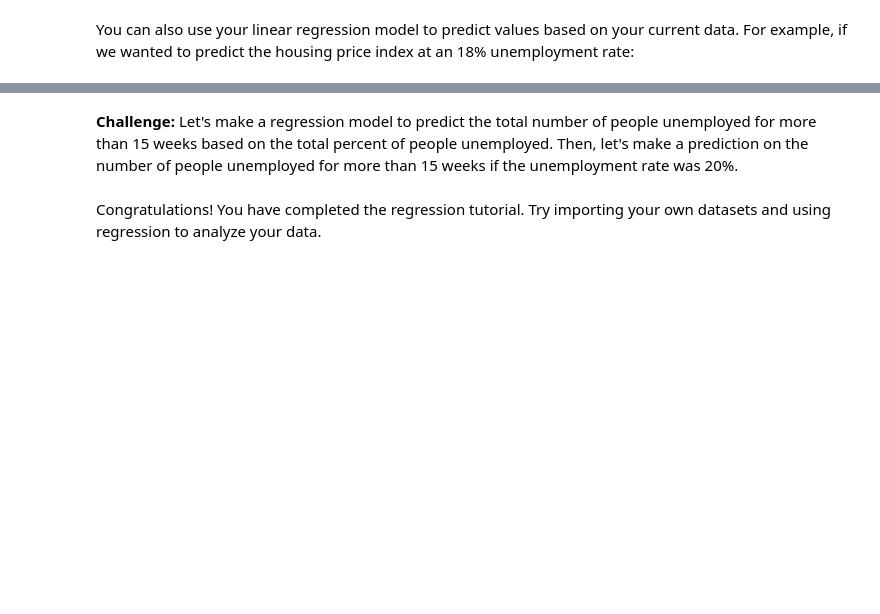
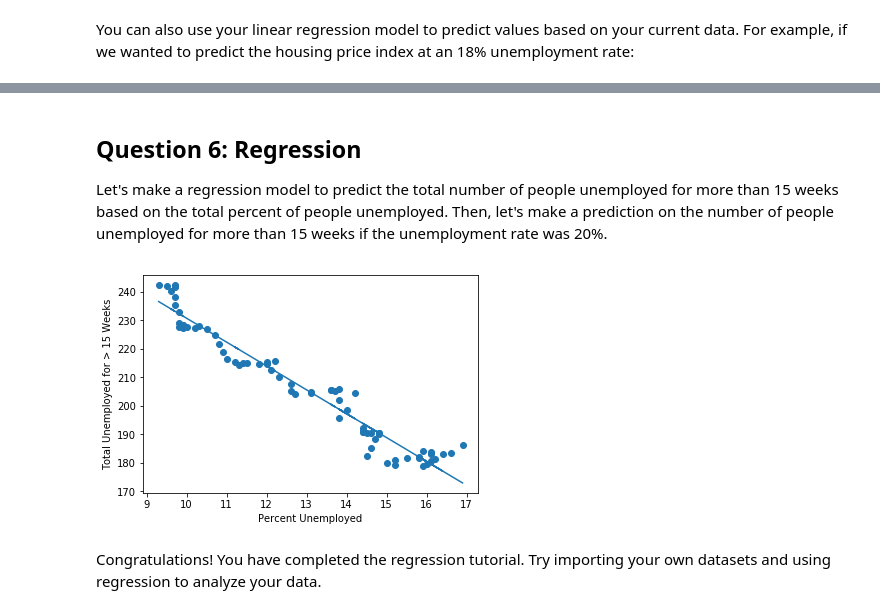
Before and after one commit to ds-modules/ECON-101B, a Jupyter notebook: Intro/intro.ipynb, the cells around one changed output, grey strips where cells are left out. Saved outputs shown, nothing was run; the diff lists cells and outputs as text; code cells hidden in the pictures; blank space fills up the shorter version.

```diff
--- a/Intro/intro.ipynb
+++ b/Intro/intro.ipynb
@@ -372,22 +387,25 @@ prediction
 # %% [markdown]
-**Challenge:** Let's make a regression model to predict the total number of people unemployed for more than 15 weeks based on the total percent of people unemployed. Then, let's make a prediction on the number of people unemployed for more than 15 weeks if the unemployment rate was 20%.
+## Question 6: Regression
+Let's make a regression model to predict the total number of people unemployed for more than 15 weeks based on the total percent of people unemployed. Then, let's make a prediction on the number of people unemployed for more than 15 weeks if the unemployment rate was 20%.
 # %%
 #Initialize the model
-model = #INSERT CODE HERE
+model = ...
 
 #Set up our x and y variables using columns from earlier
-x = #INSERT CODE HERE
+x = ...
 x = np.reshape(x, (73, 1))
-y = #INSERT CODE HERE
+y = ...
 
 #Fit our model to the data and store y_ values for our regression line
 #INSERT CODE HERE
-y_ = #INSERT CODE HERE
+y_ = ...
 
 plt.scatter(x, y)
 plt.plot(x, y_)
 plt.xlabel("Percent Unemployed")
 plt.ylabel("Total Unemployed for > 15 Weeks")
 plt.show()
+# %% [output]
+[figure, added]
 # %%
 #Make your prediction here
```
Also changed, not shown: parts of 7 cells of this notebook, 3 other files.
